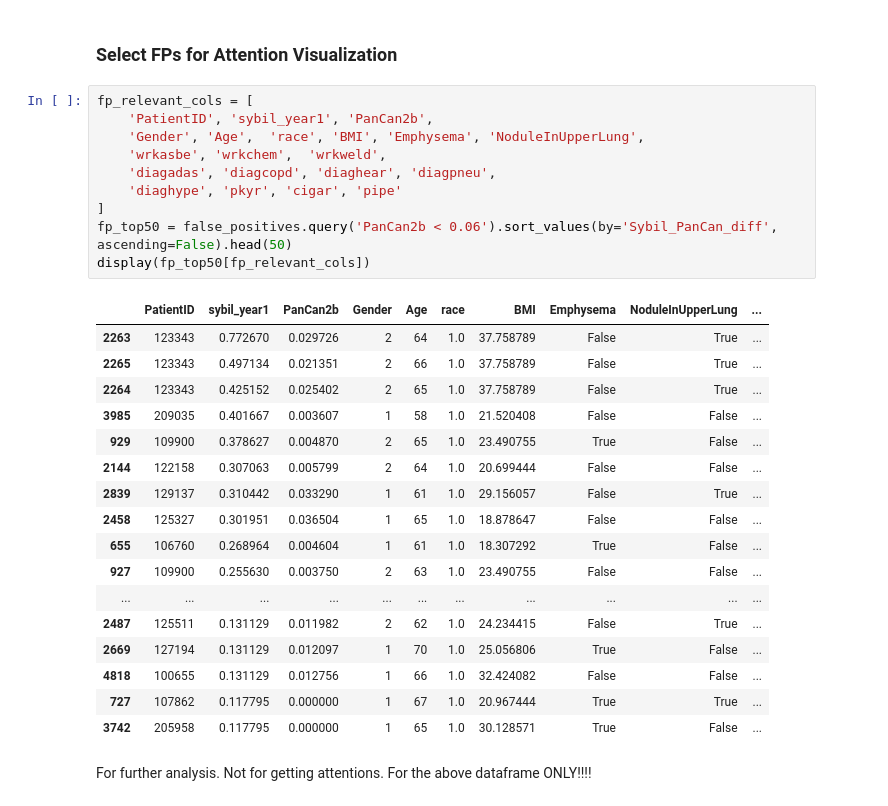
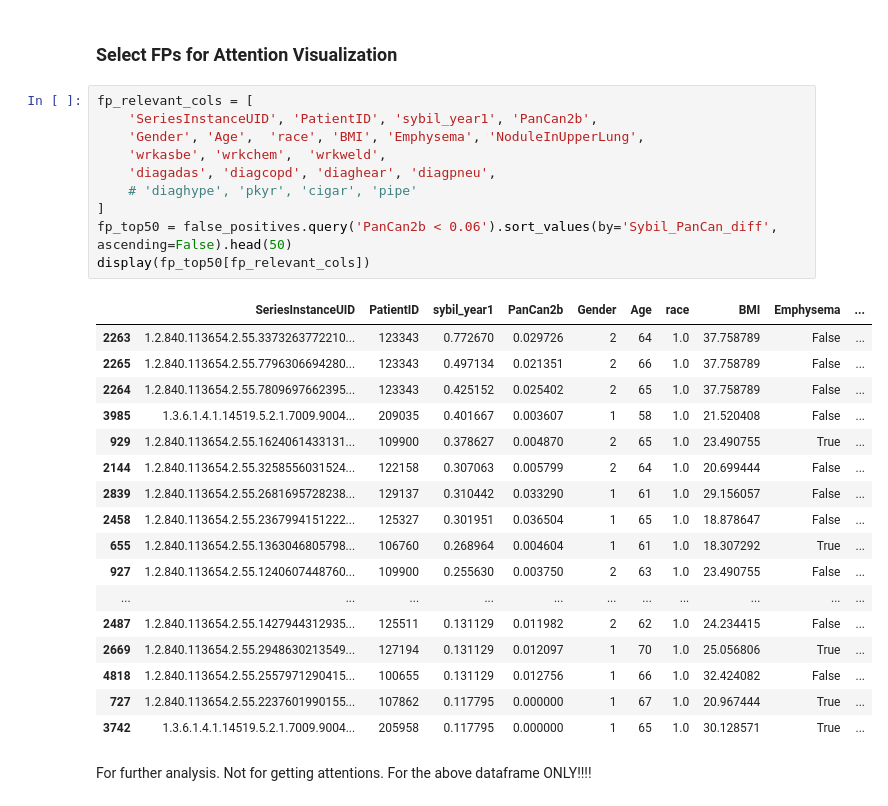
Before and after one commit to DIAGNijmegen/bodyct-lung-malignancy-fairness, a Jupyter notebook: sybil_false_nlst.ipynb, the cells around one changed output. Saved outputs shown, nothing was run; the diff lists cells and outputs as text.

```diff
--- a/sybil_false_nlst.ipynb
+++ b/sybil_false_nlst.ipynb
@@ -564,32 +585,32 @@ sns.histplot(false_positives, x='Sybil_PanCan_diff', hue='Gender', common_norm=F
 ### Select FPs for Attention Visualization
 # %%
 fp_relevant_cols = [
-    'PatientID', 'sybil_year1', 'PanCan2b',
+    'SeriesInstanceUID', 'PatientID', 'sybil_year1', 'PanCan2b',
     'Gender', 'Age',  'race', 'BMI', 'Emphysema', 'NoduleInUpperLung',
     'wrkasbe', 'wrkchem',  'wrkweld',
     'diagadas', 'diagcopd', 'diaghear', 'diagpneu',
-    'diaghype', 'pkyr', 'cigar', 'pipe'
+    # 'diaghype', 'pkyr', 'cigar', 'pipe'
 ]
 fp_top50 = false_positives.query('PanCan2b < 0.06').sort_values(by='Sybil_PanCan_diff', ascending=False).head(50)
 display(fp_top50[fp_relevant_cols])
 # %% [output]
-|  | PatientID | sybil_year1 | PanCan2b | Gender | Age | race | BMI | Emphysema | NoduleInUpperLung | ... |
-| 2263 | 123343 | 0.772670 | 0.029726 | 2 | 64 | 1.0 | 37.758789 | False | True | ... |
-| 2265 | 123343 | 0.497134 | 0.021351 | 2 | 66 | 1.0 | 37.758789 | False | True | ... |
-| 2264 | 123343 | 0.425152 | 0.025402 | 2 | 65 | 1.0 | 37.758789 | False | True | ... |
-| 3985 | 209035 | 0.401667 | 0.003607 | 1 | 58 | 1.0 | 21.520408 | False | False | ... |
-| 929 | 109900 | 0.378627 | 0.004870 | 2 | 65 | 1.0 | 23.490755 | True | False | ... |
-| 2144 | 122158 | 0.307063 | 0.005799 | 2 | 64 | 1.0 | 20.699444 | False | False | ... |
-| 2839 | 129137 | 0.310442 | 0.033290 | 1 | 61 | 1.0 | 29.156057 | False | True | ... |
-| 2458 | 125327 | 0.301951 | 0.036504 | 1 | 65 | 1.0 | 18.878647 | False | False | ... |
-| 655 | 106760 | 0.268964 | 0.004604 | 1 | 61 | 1.0 | 18.307292 | True | False | ... |
-| 927 | 109900 | 0.255630 | 0.003750 | 2 | 63 | 1.0 | 23.490755 | False | False | ... |
+|  | SeriesInstanceUID | PatientID | sybil_year1 | PanCan2b | Gender | Age | race | BMI | Emphysema | ... |
+| 2263 | 1.2.840.113654.2.55.3373263772210... | 123343 | 0.772670 | 0.029726 | 2 | 64 | 1.0 | 37.758789 | False | ... |
+| 2265 | 1.2.840.113654.2.55.7796306694280... | 123343 | 0.497134 | 0.021351 | 2 | 66 | 1.0 | 37.758789 | False | ... |
+| 2264 | 1.2.840.113654.2.55.7809697662395... | 123343 | 0.425152 | 0.025402 | 2 | 65 | 1.0 | 37.758789 | False | ... |
+| 3985 | 1.3.6.1.4.1.14519.5.2.1.7009.9004... | 209035 | 0.401667 | 0.003607 | 1 | 58 | 1.0 | 21.520408 | False | ... |
+| 929 | 1.2.840.113654.2.55.1624061433131... | 109900 | 0.378627 | 0.004870 | 2 | 65 | 1.0 | 23.490755 | True | ... |
+| 2144 | 1.2.840.113654.2.55.3258556031524... | 122158 | 0.307063 | 0.005799 | 2 | 64 | 1.0 | 20.699444 | False | ... |
+| 2839 | 1.2.840.113654.2.55.2681695728238... | 129137 | 0.310442 | 0.033290 | 1 | 61 | 1.0 | 29.156057 | False | ... |
+| 2458 | 1.2.840.113654.2.55.2367994151222... | 125327 | 0.301951 | 0.036504 | 1 | 65 | 1.0 | 18.878647 | False | ... |
+| 655 | 1.2.840.113654.2.55.1363046805798... | 106760 | 0.268964 | 0.004604 | 1 | 61 | 1.0 | 18.307292 | True | ... |
+| 927 | 1.2.840.113654.2.55.1240607448760... | 109900 | 0.255630 | 0.003750 | 2 | 63 | 1.0 | 23.490755 | False | ... |
 | ... | ... | ... | ... | ... | ... | ... | ... | ... | ... | ... |
-| 2487 | 125511 | 0.131129 | 0.011982 | 2 | 62 | 1.0 | 24.234415 | False | True | ... |
-| 2669 | 127194 | 0.131129 | 0.012097 | 1 | 70 | 1.0 | 25.056806 | True | False | ... |
-| 4818 | 100655 | 0.131129 | 0.012756 | 1 | 66 | 1.0 | 32.424082 | False | False | ... |
-| 727 | 107862 | 0.117795 | 0.000000 | 1 | 67 | 1.0 | 20.967444 | True | True | ... |
-| 3742 | 205958 | 0.117795 | 0.000000 | 1 | 65 | 1.0 | 30.128571 | True | False | ... |
+| 2487 | 1.2.840.113654.2.55.1427944312935... | 125511 | 0.131129 | 0.011982 | 2 | 62 | 1.0 | 24.234415 | False | ... |
+| 2669 | 1.2.840.113654.2.55.2948630213549... | 127194 | 0.131129 | 0.012097 | 1 | 70 | 1.0 | 25.056806 | True | ... |
+| 4818 | 1.2.840.113654.2.55.2557971290415... | 100655 | 0.131129 | 0.012756 | 1 | 66 | 1.0 | 32.424082 | False | ... |
+| 727 | 1.2.840.113654.2.55.2237601990155... | 107862 | 0.117795 | 0.000000 | 1 | 67 | 1.0 | 20.967444 | True | ... |
+| 3742 | 1.3.6.1.4.1.14519.5.2.1.7009.9004... | 205958 | 0.117795 | 0.000000 | 1 | 65 | 1.0 | 30.128571 | True | ... |
 # %% [markdown]
 For further analysis. Not for getting attentions. For the above dataframe ONLY!!!!
 # %%
```
Also changed, not shown: parts of 5 cells of this notebook.
